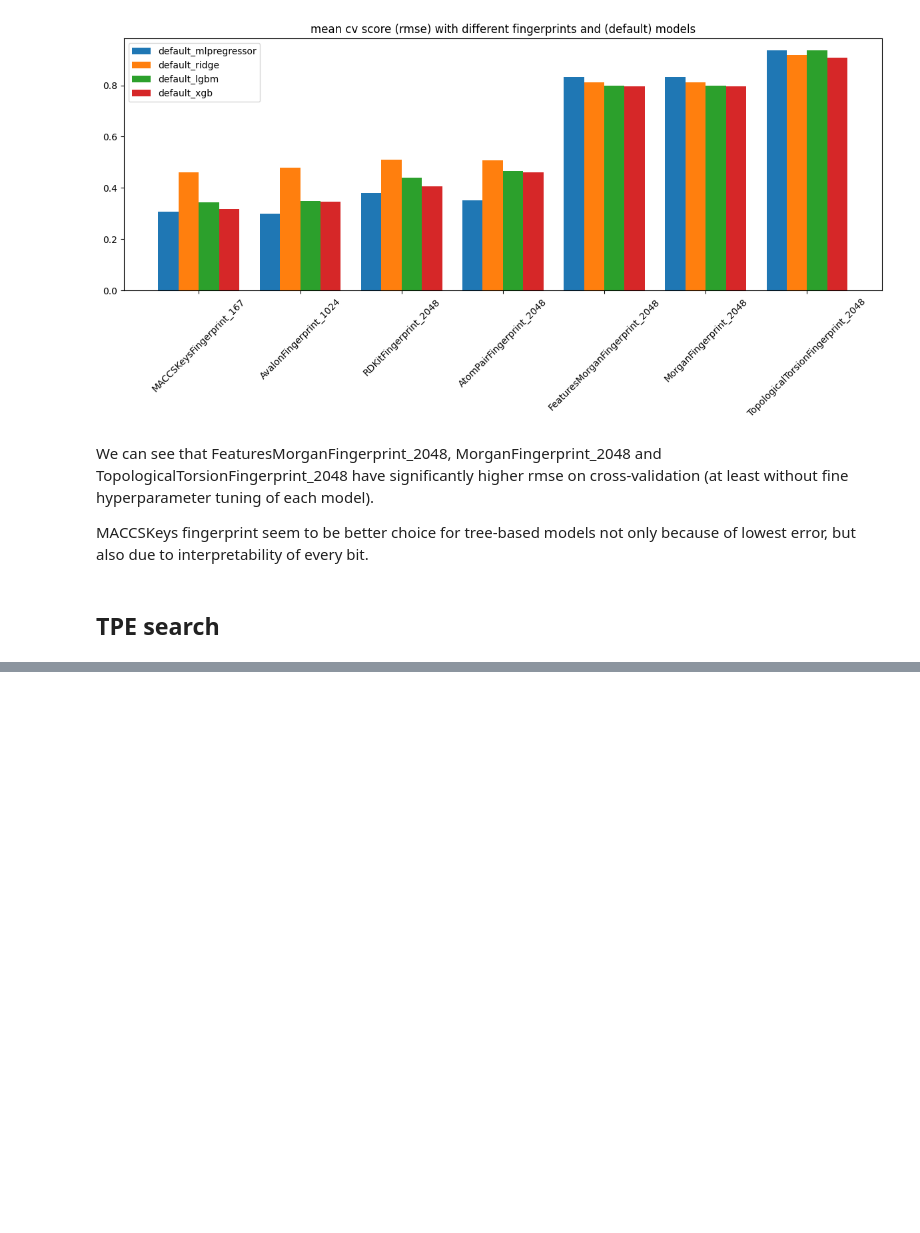
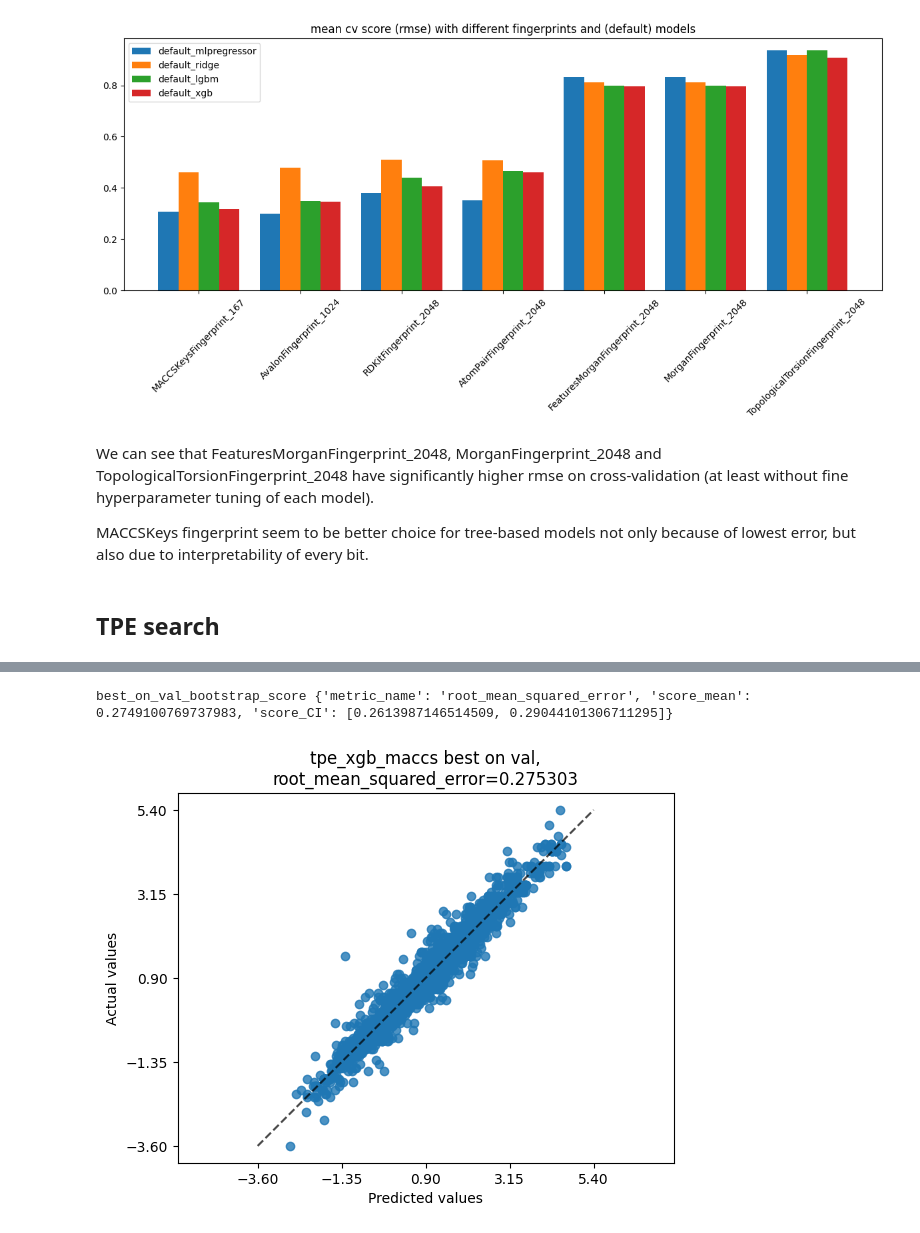
Before and after one commit to mvgolubev99/kaggle-chemical-structure-and-logp, a Jupyter notebook: interaction.ipynb, the cells around one changed output, grey strips where cells are left out. Saved outputs shown, nothing was run; the diff lists cells and outputs as text; code cells hidden in the pictures; blank space fills up the shorter version.

Commit message:
TPE search with MACCS fingerprint on XGB

```diff
--- a/interaction.ipynb
+++ b/interaction.ipynb
@@ -229,5 +240,5 @@ plt.show()
 ## TPE search
 # %%
 # TPE search with MACCS fingerprint on XGB
-# first, optimize n_estimators and learning_rate
-exp = run_experiment_search_cv("./configs/tpe_xgb_maccs_n_est_lr.yaml")
+exp = run_experiment_search_cv("./configs/tpe_xgb_maccs.yaml")
+# %% [output]
@@ -233,0 +262,2 @@ exp = run_experiment_search_cv("./configs/tpe_xgb_maccs_n_est_lr.yaml")
+best_on_val_bootstrap_score {'metric_name': 'root_mean_squared_error', 'score_mean': 0.2749100769737983, 'score_CI': [0.2613987146514509, 0.29044101306711295]}
+[figure, added]
```
Also changed, not shown: parts of 5 cells of this notebook.
